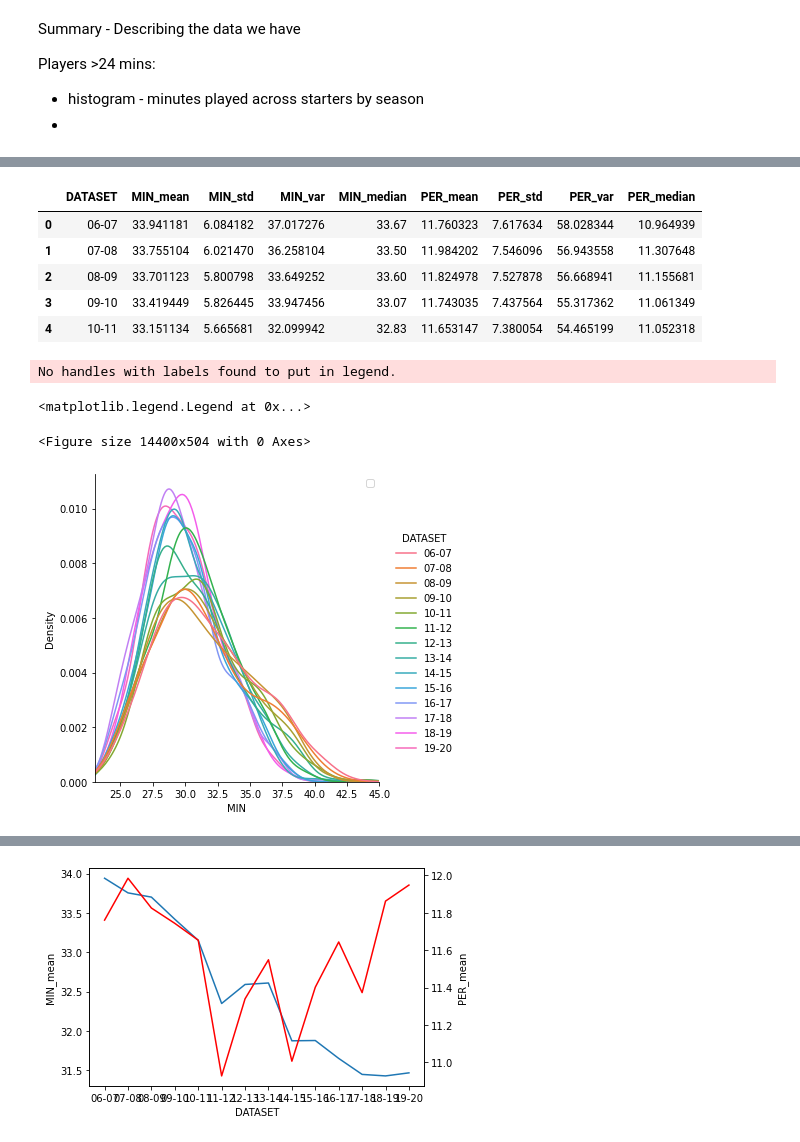
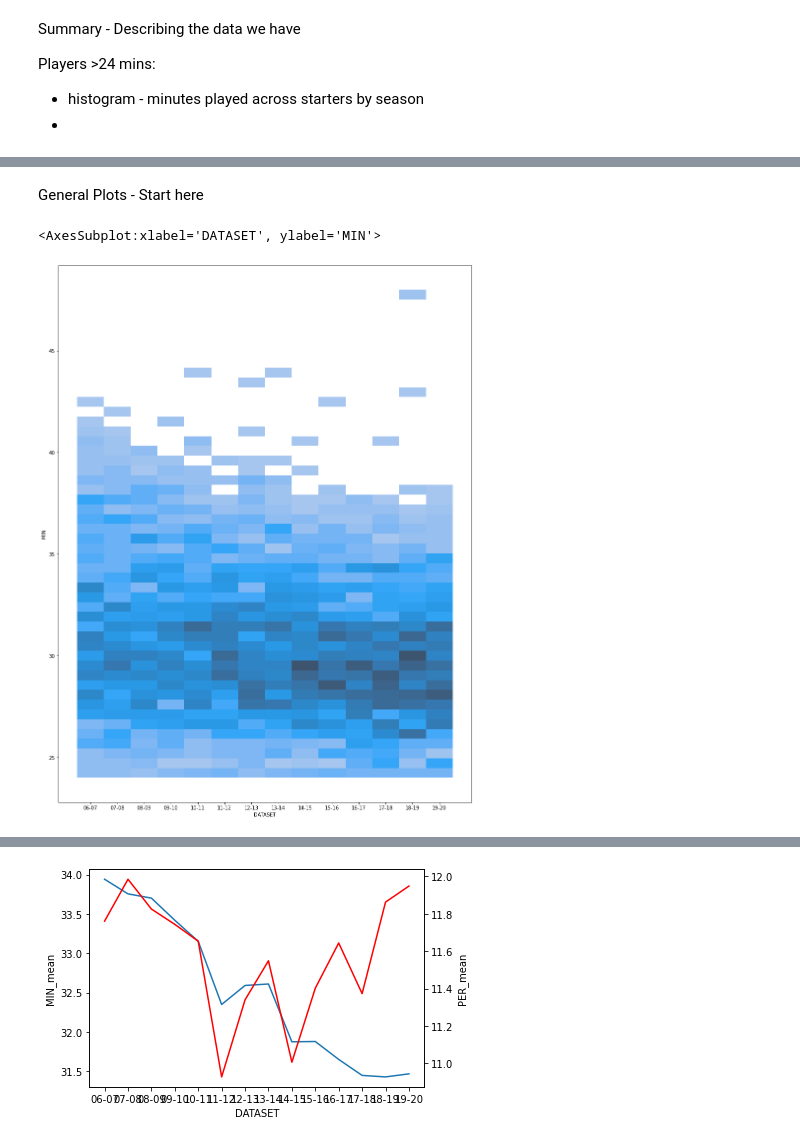
Before and after one commit to sebcl/sports_analytics_project, a Jupyter notebook: notebooks/analysis.ipynb, the cells around one changed output, grey strips where cells are left out. Drawn from its saved outputs; the diff is of its cells as text; code cells hidden in the pictures.

Commit message:
model start

```diff
--- a/notebooks/analysis.ipynb
+++ b/notebooks/analysis.ipynb
@@ -91,34 +101,36 @@ df_player['DATASET'] = df_player['DATASET'].str.replace(
 # %%
-df_hist_minutes = df_player.groupby(['DATASET','PLAYER FULL NAME'])['MIN'].mean().reset_index()
+df_hist_minutes = df_player.groupby(['DATASET','PLAYER FULL NAME'])['MIN','PER'].mean().reset_index()
 df_hist_sum = df_player.groupby(['DATASET'])['MIN','PER'].agg(
-    [np.mean, np.std, np.var, np.median]
+    [np.mean, np.std, np.var, np.median, np.min, np.max]
 )
 
 # df_hist_minutes.columns = ['_'.join(col) for col in df_hist_minutes.columns]
 df_hist_sum.columns = ['_'.join(col) for col in df_hist_sum.columns]
 df_hist_sum = df_hist_sum.reset_index()
 df_hist_sum.head()
+
+# df_player.groupby(['DATASET','DATE-DIFF']).agg(
+#     np.count_nonzero
+# )
+# df_player.groupby(['DATASET',"PLAYER FULL NAME"])['1.0 days',  '2.0 days', '3.0 days', '4.0 days', '5.0 days',
+#        '6.0 days', '7.0 days', '8.0 days', '9.0 days', '10.0 days', '11.0 days', '12.0 days', '13.0 days','14.0 days','14+ days'].agg(
+#     [ np.count_nonzero]
+# )
+season_rest_df = df_player.groupby(['DATASET'])['1.0 days',  '2.0 days', '3.0 days', '4.0 days', '5.0 days',
+       '6.0 days', '7.0 days', '8.0 days', '9.0 days', '10.0 days', '11.0 days', '12.0 days', '13.0 days','14.0 days','14+ days'].agg(
+    [ np.count_nonzero]
+)
-# %% [output]
-|  | DATASET | MIN_mean | MIN_std | MIN_var | MIN_median | PER_mean | PER_std | PER_var | PER_median |
-| 0 | 06-07 | 33.941181 | 6.084182 | 37.017276 | 33.67 | 11.760323 | 7.617634 | 58.028344 | 10.964939 |
-| 1 | 07-08 | 33.755104 | 6.021470 | 36.258104 | 33.50 | 11.984202 | 7.546096 | 56.943558 | 11.307648 |
-| 2 | 08-09 | 33.701123 | 5.800798 | 33.649252 | 33.60 | 11.824978 | 7.527878 | 56.668941 | 11.155681 |
-| 3 | 09-10 | 33.419449 | 5.826445 | 33.947456 | 33.07 | 11.743035 | 7.437564 | 55.317362 | 11.061349 |
-| 4 | 10-11 | 33.151134 | 5.665681 | 32.099942 | 32.83 | 11.653147 | 7.380054 | 54.465199 | 11.052318 |
+# %% [markdown]
+General Plots - Start here
 # %%
 # Density of minutes played by season
 
-plt.figure(figsize=(200, 7))
+plt.figure(figsize=(15, 20))
 # for season in unique_seasons:
-sns.displot(
-  data = df_hist_minutes, x = 'MIN', hue='DATASET', kind="kde"
+sns.histplot(
+  data = df_hist_minutes, y = 'MIN', x='DATASET', bins= 50
   #df_hist_min.loc[df_hist_min['DATASET'] == season, 'MIN'], label = season, kde=True
 )
-
-plt.xlim(23,45)
-plt.legend()
 # %% [output]
-No handles with labels found to put in legend.
+<AxesSubplot:xlabel='DATASET', ylabel='MIN'>
-<matplotlib.legend.Legend at 0x...>
-<Figure size 14400x504 with 0 Axes>
-[figure, old version]
+[figure, new version]
```
Also changed, not shown: parts of 5 cells of this notebook, 1 other file.
